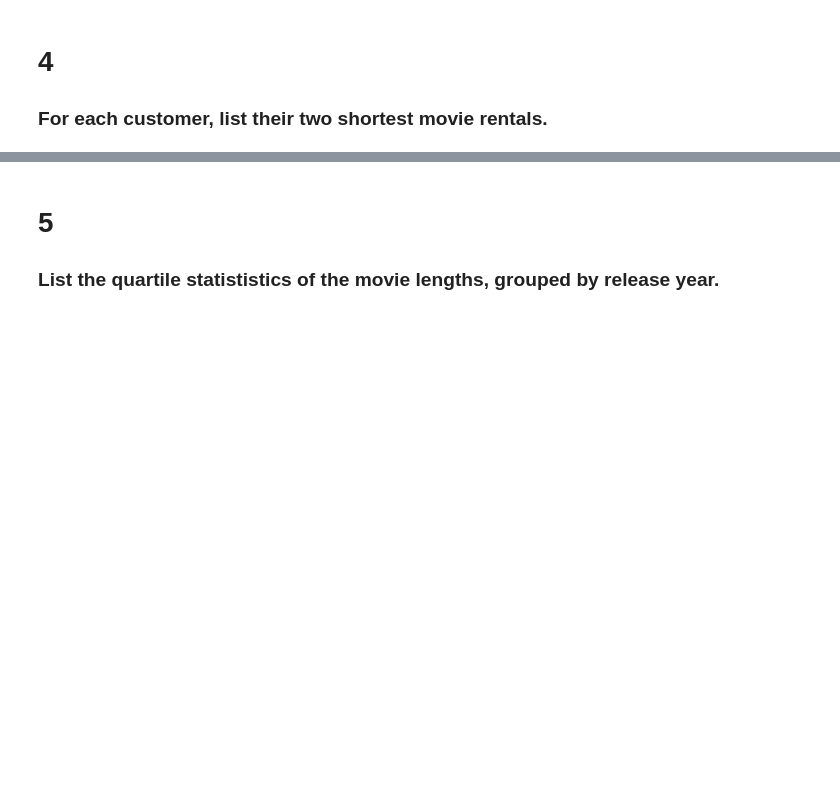
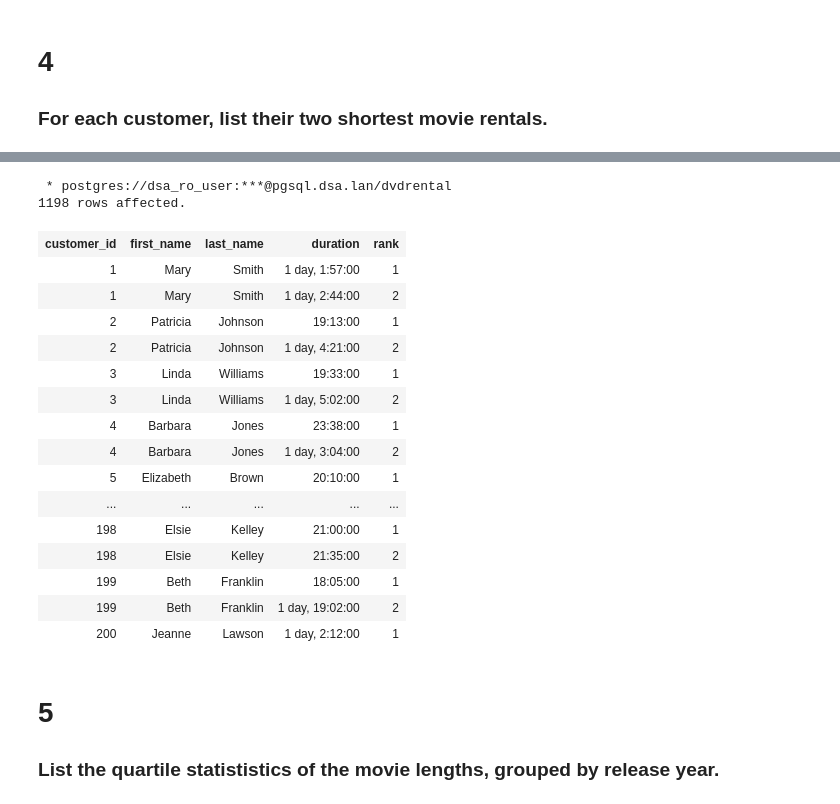
Before and after one commit to BlakeBigG/Database_and_Analytics_MS, a Jupyter notebook: modules/module5/exercises/M5-E2-WindowFunctions.ipynb, the cells around one changed output, grey strips where cells are left out. Saved outputs shown, nothing was run; the diff lists cells and outputs as text; code cells hidden in the pictures; blank space fills up the shorter version.

```diff
--- a/modules/module5/exercises/M5-E2-WindowFunctions.ipynb
+++ b/modules/module5/exercises/M5-E2-WindowFunctions.ipynb
@@ -79,3 +263,33 @@ EXPLAIN
+# %%
+%%sql
+
+SELECT customer_id, first_name, last_name, duration, rank
+FROM (
+    SELECT c.customer_id, c.first_name, c.last_name, (r.return_date - r.rental_date) AS duration,
+    RANK() OVER (PARTITION BY c.customer_id ORDER BY (r.return_date - r.rental_date))
+    FROM customer c
+    JOIN rental r USING (customer_id)
+) AS a
+WHERE RANK <=2
+# %% [output]
+ * postgres://dsa_ro_user:***@pgsql.dsa.lan/dvdrental
+1198 rows affected.
+| customer_id | first_name | last_name | duration | rank |
+| 1 | Mary | Smith | 1 day, 1:57:00 | 1 |
+| 1 | Mary | Smith | 1 day, 2:44:00 | 2 |
+| 2 | Patricia | Johnson | 19:13:00 | 1 |
+| 2 | Patricia | Johnson | 1 day, 4:21:00 | 2 |
+| 3 | Linda | Williams | 19:33:00 | 1 |
+| 3 | Linda | Williams | 1 day, 5:02:00 | 2 |
+| 4 | Barbara | Jones | 23:38:00 | 1 |
+| 4 | Barbara | Jones | 1 day, 3:04:00 | 2 |
+| 5 | Elizabeth | Brown | 20:10:00 | 1 |
+| ... | ... | ... | ... | ... |
+| 198 | Elsie | Kelley | 21:00:00 | 1 |
+| 198 | Elsie | Kelley | 21:35:00 | 2 |
+| 199 | Beth | Franklin | 18:05:00 | 1 |
+| 199 | Beth | Franklin | 1 day, 19:02:00 | 2 |
+| 200 | Jeanne | Lawson | 1 day, 2:12:00 | 1 |
 # %% [markdown]
 # 5
 
```
Also changed, not shown: parts of 20 cells of this notebook, 11 other files.
